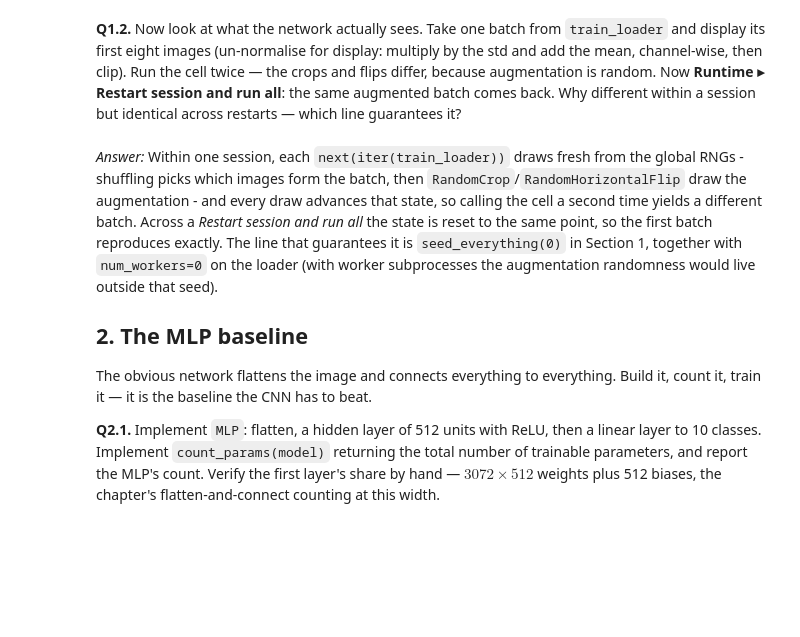
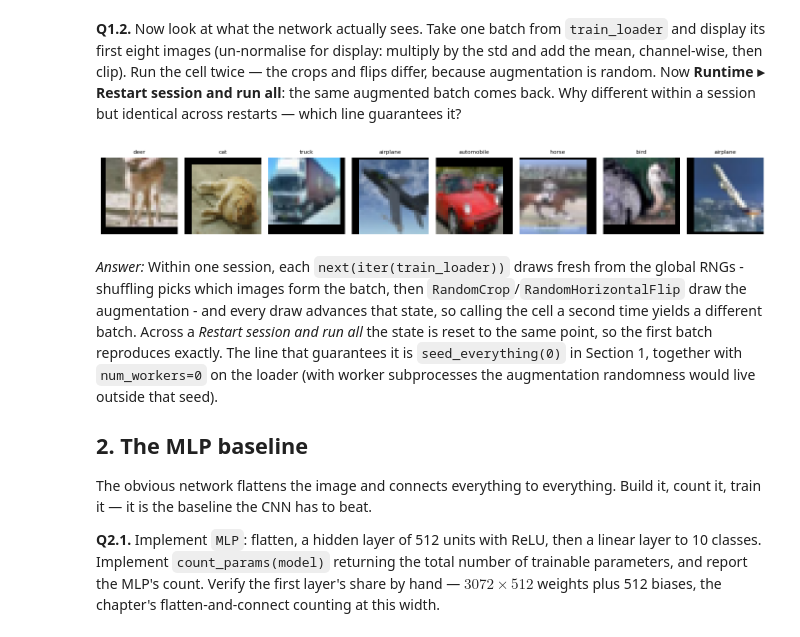
Before and after one commit to jassiel-ndlovu/cv-labs, a Jupyter notebook: lab-02.ipynb, the cells around one changed output. Cells and saved outputs as stored; diff of their text form; code cells hidden in the pictures; blank space fills up the shorter version.

```diff
--- a/lab-02.ipynb
+++ b/lab-02.ipynb
@@ -136,23 +144,24 @@ plt.show()
 # %% [markdown]
 **Q1.2.** Now look at what the network actually sees. Take one batch from `train_loader` and display its first eight images (un-normalise for display: multiply by the std and add the mean, channel-wise, then clip). Run the cell twice — the crops and flips differ, because augmentation is random. Now **Runtime ▸ Restart session and run all**: the same augmented batch comes back. Why different within a session but identical across restarts — which line guarantees it?
 # %%
-# Q1.2 - what the network actually sees (one augmented batch, un-normalised).
-# NOTE: do NOT re-seed here. We want the batch to differ when this cell is run
-# twice within a session (the RNG has advanced), yet be identical after a
-# "Restart session and run all" (seed_everything(0) in Section 1 resets it).
+# YOUR CODE HERE
 mean = torch.tensor([0.4914, 0.4822, 0.4465]).view(3, 1, 1)
 std  = torch.tensor([0.2470, 0.2435, 0.2616]).view(3, 1, 1)
 
-xb, yb = next(iter(train_loader))            # one batch, crops + flips applied
-fig, axes = plt.subplots(1, 8, figsize=(14, 2.2))
+xb, yb = next(iter(train_loader)) # we take one batch applying the crops and flips
+fig, axes = plt.subplots(2, 4, figsize=(14, 2.2))
+
 for i, ax in enumerate(axes):
-    img = xb[i] * std + mean                 # un-normalise, channel-wise
-    img = img.clamp(0, 1).permute(1, 2, 0)   # CHW -> HWC for imshow
+    img = xb[i] * std + mean # channel-wise unnormalisation
+    img = img.clamp(0, 1).permute(1, 2, 0)   # convert CHW to HWC for imshow func
     ax.imshow(img.numpy())
     ax.set_title(train_set.classes[yb[i]], fontsize=8)
     ax.axis("off")
+
 plt.tight_layout()
 plt.show()
+# %% [output]
+[figure, added]
 # %% [markdown]
 *Answer:* Within one session, each `next(iter(train_loader))` draws fresh from the global RNGs - shuffling picks which images form the batch, then `RandomCrop`/`RandomHorizontalFlip` draw the augmentation - and every draw advances that state, so calling the cell a second time yields a different batch. Across a *Restart session and run all* the state is reset to the same point, so the first batch reproduces exactly. The line that guarantees it is `seed_everything(0)` in Section 1, together with `num_workers=0` on the loader (with worker subprocesses the augmentation randomness would live outside that seed).
 
```
Also changed, not shown: parts of 18 cells of this notebook.
